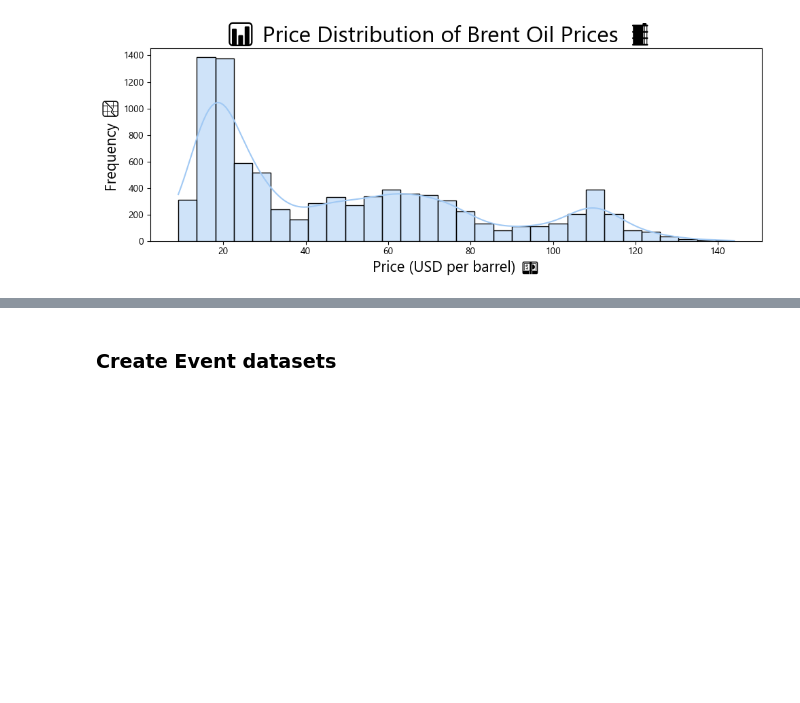
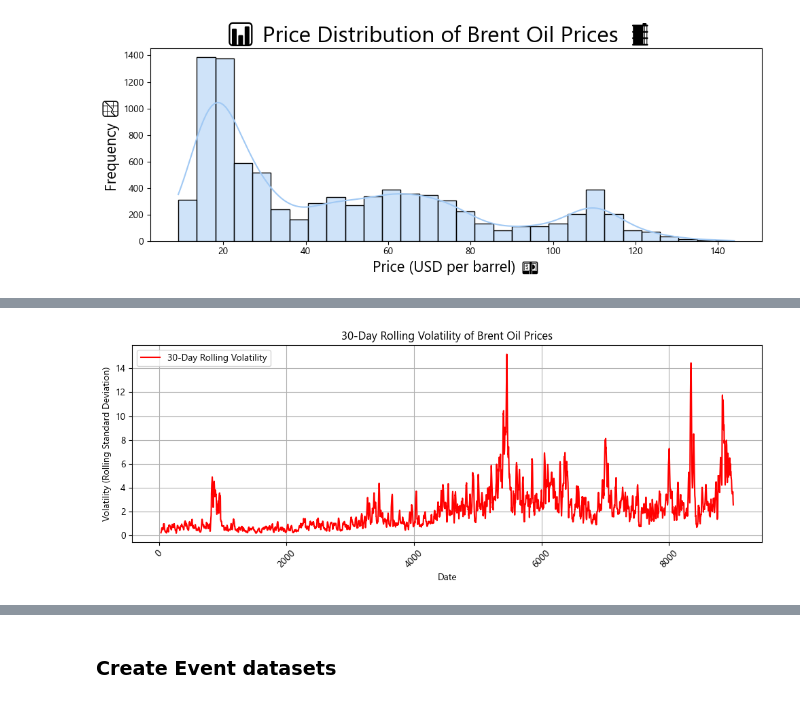
Before and after one commit to MenbereHailu/Brent-Oil-Price-Change-Point-Analysis-And-Statistical-Modeling-, a Jupyter notebook: notebooks/Brent_Oil_Price_Change_Point_Analysis.ipynb, the cells around one changed output, grey strips where cells are left out. Saved outputs shown, nothing was run; the diff lists cells and outputs as text; code cells hidden in the pictures; blank space fills up the shorter version.

```diff
--- a/notebooks/Brent_Oil_Price_Change_Point_Analysis.ipynb
+++ b/notebooks/Brent_Oil_Price_Change_Point_Analysis.ipynb
@@ -189,0 +205,5 @@ plt.show()
+# %%
+# 30-Day Volatile
+visualizer.plot_rolling_volatility(30)
+# %% [output]
+[figure, added]
```
Also changed, not shown: parts of 8 cells of this notebook, 7 other files.
